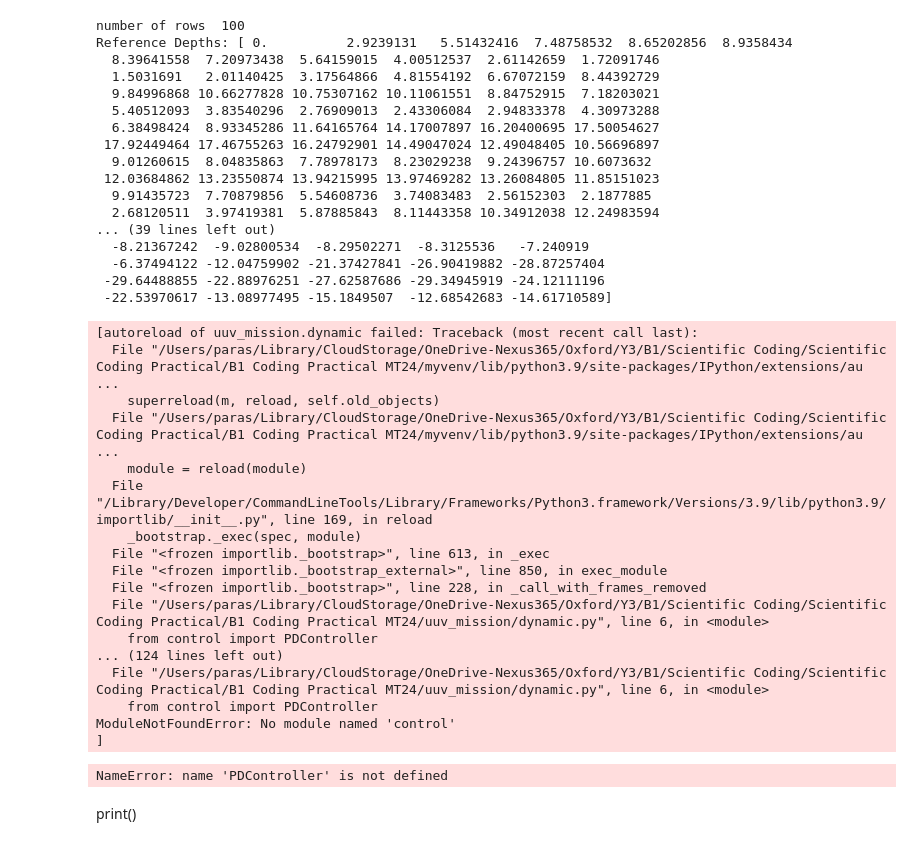
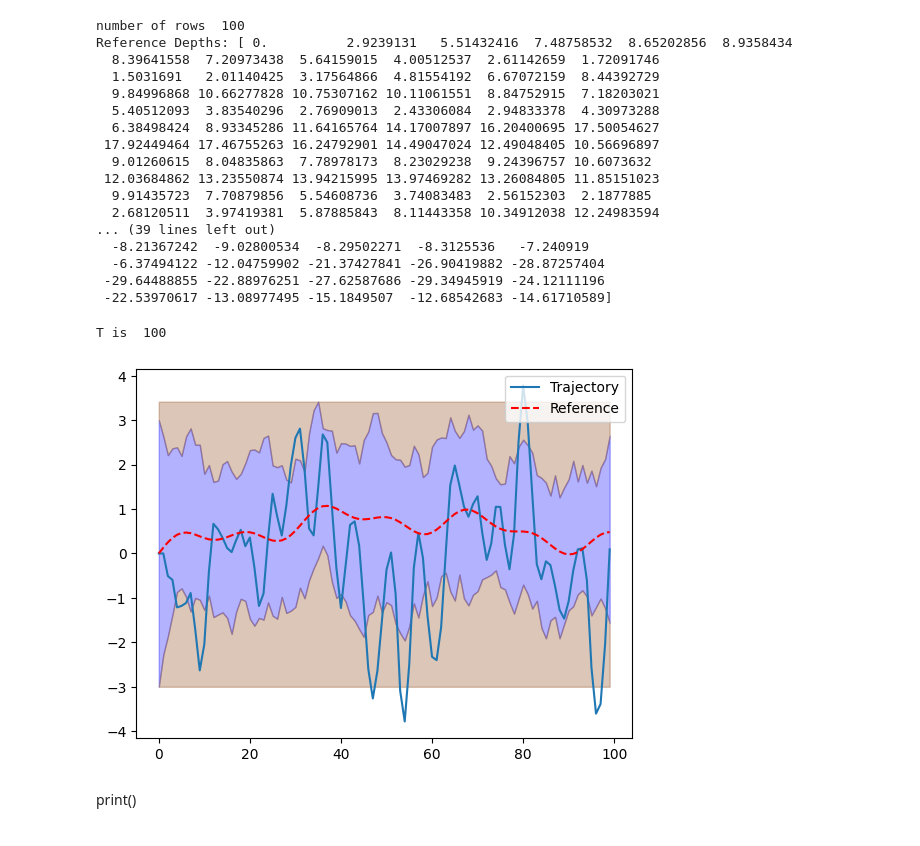
Before and after one commit to parasshah3/b1-coding-practical-mt24, a Jupyter notebook: notebooks/demo.ipynb, the cells around one changed output. Drawn from its saved outputs; the diff is of its cells as text; code cells hidden in the pictures.

Commit message:
PD control- commit 4 controller functional, graph plotted

```diff
--- a/notebooks/demo.ipynb
+++ b/notebooks/demo.ipynb
@@ -49,40 +51,24 @@ Reference Depths: [ 0.          2.9239131   5.51432416  7.48758532  8.65202856
 # %%
 # Step 1: Create a Submarine object
 submarine = Submarine()
 
 # Step 2: Create a PDController object with specified gains (you can tune these values)
-controller = PDController(kp=1.0, kd=0.1)
+controller = PDController(kp=0.09, kd=0.7)
 
 # Step 3: Create a Mission object (either from CSV or randomly)
 mission = Mission.random_mission(duration=100, scale=1.0)
 
 # Step 4: Create a ClosedLoop object, passing in the submarine and controller
 closed_loop = ClosedLoop(plant=submarine, controller=controller)
 
 # Step 5: Simulate the mission with random disturbances
 trajectory = closed_loop.simulate_with_random_disturbances(mission, variance=0.5)
 
 # Step 6: Plot the resulting trajectory
 trajectory.plot_completed_mission(mission)
 # %% [output]
-[autoreload of uuv_mission.dynamic failed: Traceback (most recent call last):
-  File "/Users/paras/Library/CloudStorage/OneDrive-Nexus365/Oxford/Y3/B1/Scientific Coding/Scientific Coding Practical/B1 Coding Practical MT24/myvenv/lib/python3.9/site-packages/IPython/extensions/au ...
-    superreload(m, reload, self.old_objects)
-  File "/Users/paras/Library/CloudStorage/OneDrive-Nexus365/Oxford/Y3/B1/Scientific Coding/Scientific Coding Practical/B1 Coding Practical MT24/myvenv/lib/python3.9/site-packages/IPython/extensions/au ...
-    module = reload(module)
-  File "/Library/Developer/CommandLineTools/Library/Frameworks/Python3.framework/Versions/3.9/lib/python3.9/importlib/__init__.py", line 169, in reload
-    _bootstrap._exec(spec, module)
-  File "<frozen importlib._bootstrap>", line 613, in _exec
-  File "<frozen importlib._bootstrap_external>", line 850, in exec_module
-  File "<frozen importlib._bootstrap>", line 228, in _call_with_frames_removed
-  File "/Users/paras/Library/CloudStorage/OneDrive-Nexus365/Oxford/Y3/B1/Scientific Coding/Scientific Coding Practical/B1 Coding Practical MT24/uuv_mission/dynamic.py", line 6, in <module>
-    from control import PDController
-... (124 lines left out)
-  File "/Users/paras/Library/CloudStorage/OneDrive-Nexus365/Oxford/Y3/B1/Scientific Coding/Scientific Coding Practical/B1 Coding Practical MT24/uuv_mission/dynamic.py", line 6, in <module>
-    from control import PDController
-ModuleNotFoundError: No module named 'control'
-]
+T is  100
-NameError: name 'PDController' is not defined
+[figure, added]
 # %% [markdown]
 print()
 # %% [markdown]
```
Also changed, not shown: parts of 1 cell of this notebook, 1 other file.
